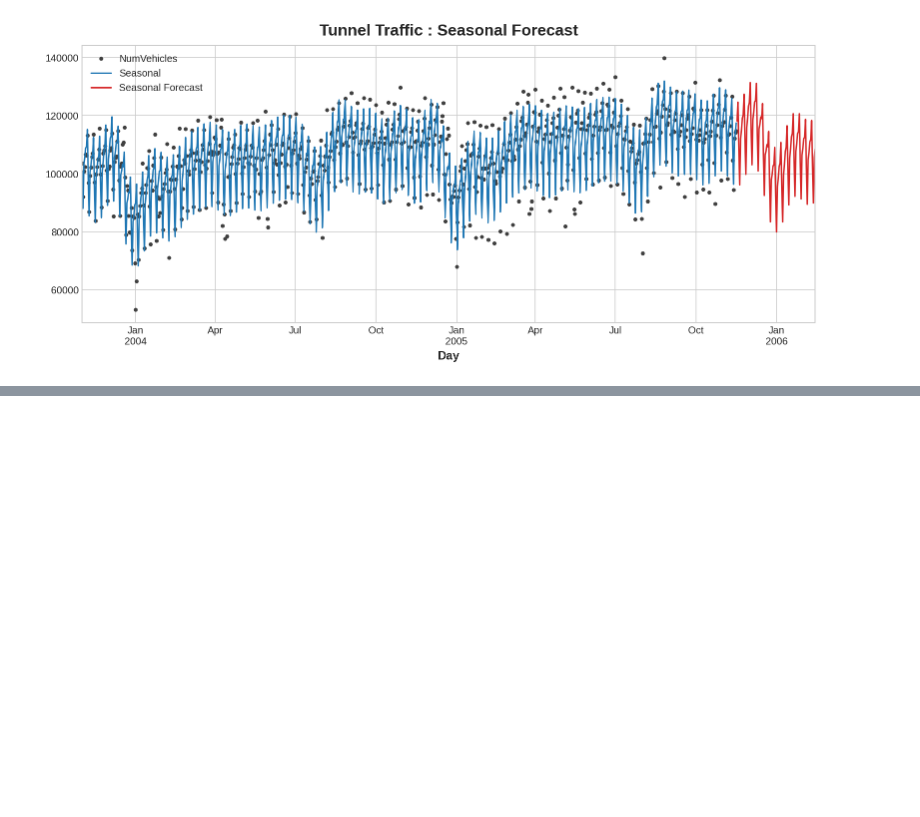
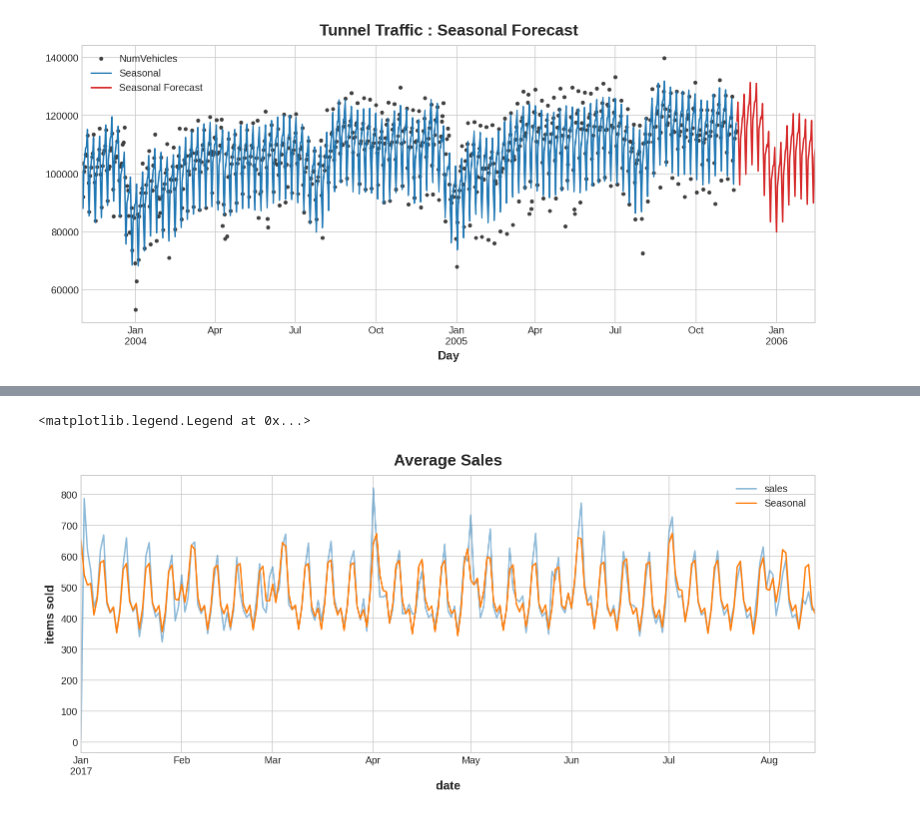
Before and after one commit to nahyeon-an/python, a Jupyter notebook: ML/time-series/Seasonality.ipynb, the cells around one changed output, grey strips where cells are left out. Drawn from its saved outputs; the diff is of its cells as text; code cells hidden in the pictures; blank space fills up the shorter version.

```diff
--- a/ML/time-series/Seasonality.ipynb
+++ b/ML/time-series/Seasonality.ipynb
@@ -274,0 +375,16 @@ ax.legend()
+# %%
+y = average_sales.copy()
+
+# fourier feature
+fourier = CalendarFourier(freq='M', order=4)
+
+# weekly indicator
+dp = DeterministicProcess(
+    index=y.index,
+    constant=True,
+    order=1,
+    seasonal=True,
+    additional_terms=[fourier],
+    drop=True,
+)
+X = dp.in_sample()
@@ -274,0 +401,10 @@ ax.legend()
+# %%
+model = LinearRegression().fit(X, y)
+y_pred = pd.Series(model.predict(X), index=X.index)
+
+ax = y.plot(alpha=0.5, title="Average Sales", ylabel="items sold")
+ax = y_pred.plot(ax=ax, label="Seasonal")
+ax.legend()
+# %% [output]
+<matplotlib.legend.Legend at 0x...>
+[figure, added]
```
Also changed, not shown: parts of 43 cells of this notebook.
